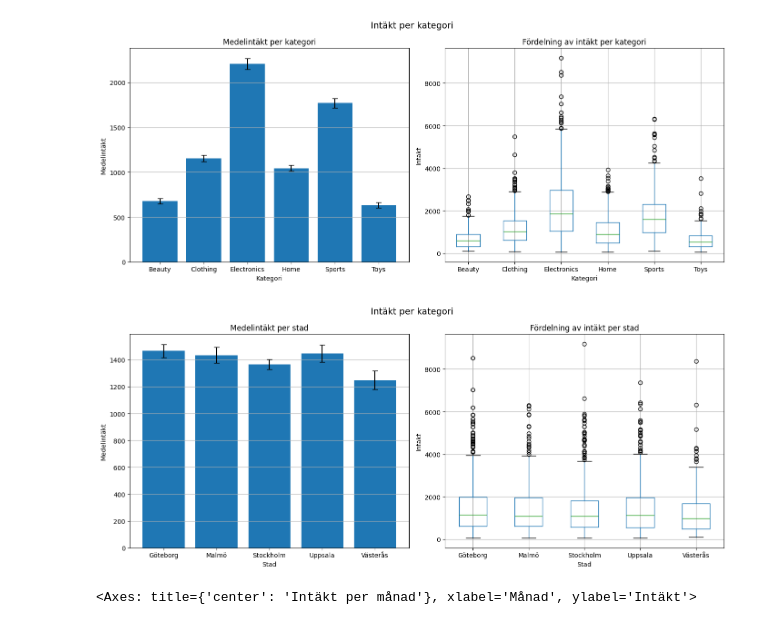
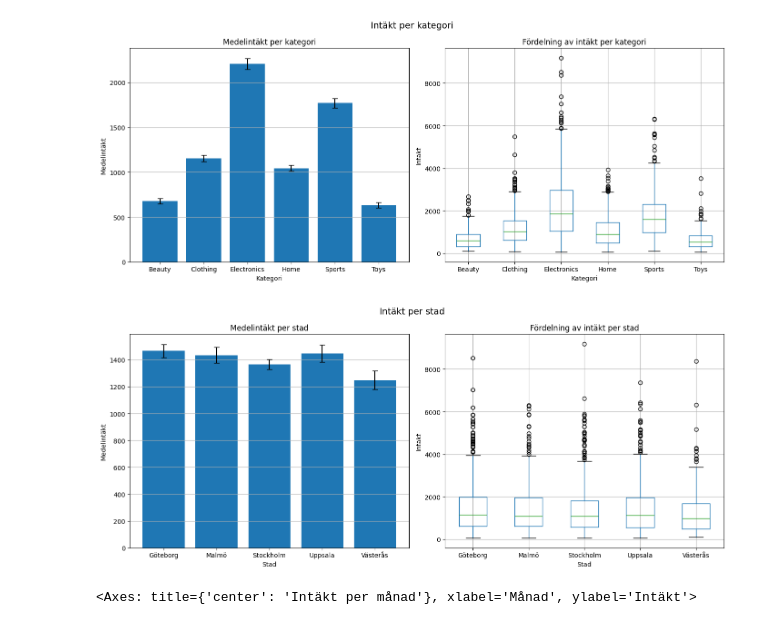
Before and after one commit to elinwahlgren/Gruppuppgift, a Jupyter notebook: report.ipynb, the cells around one changed output. Cells and saved outputs as stored; diff of their text form; code cells hidden in the pictures.

```diff
--- a/report.ipynb
+++ b/report.ipynb
@@ -47,12 +124,12 @@ plt.show()
 # %%
 fig, axes = plt.subplots(1, 2, figsize=(14, 6))
 V.revenue_by_city(df_clean, ax=axes[0])
 V.boxplot_revenue_by_city(df_clean, ax=axes[1])
-fig.suptitle("Intäkt per kategori", fontsize =14)
+fig.suptitle("Intäkt per stad", fontsize =14)
 plt.tight_layout()
 plt.show()
 # %% [output]
-[figure, old version]
+[figure, new version]
 # %%
 fig, ax = plt.subplots(figsize=(10, 4))
 V.line(ax, by_month["month"], by_month["revenue"], "Intäkt per månad", "Månad", "Intäkt", grid= True)
```
Also changed, not shown: parts of 11 cells of this notebook, 2 other files.
